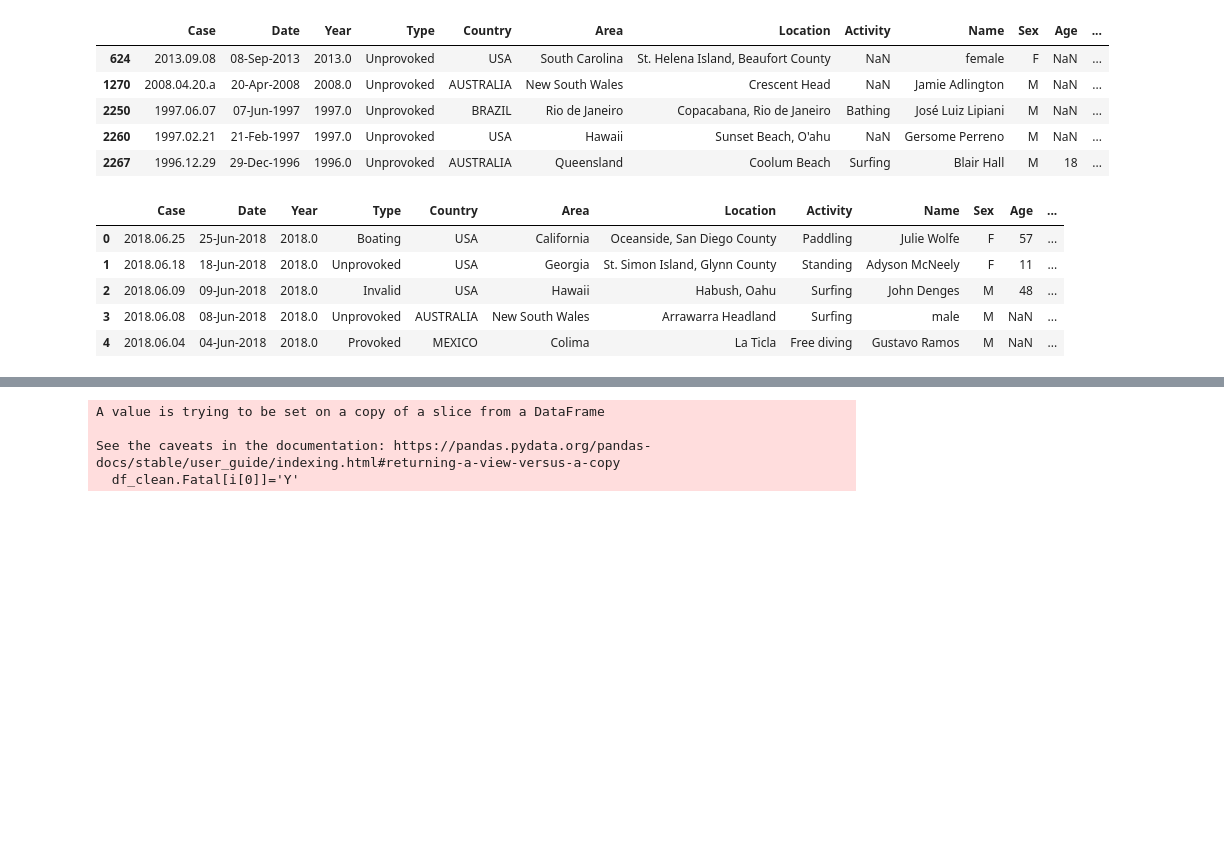
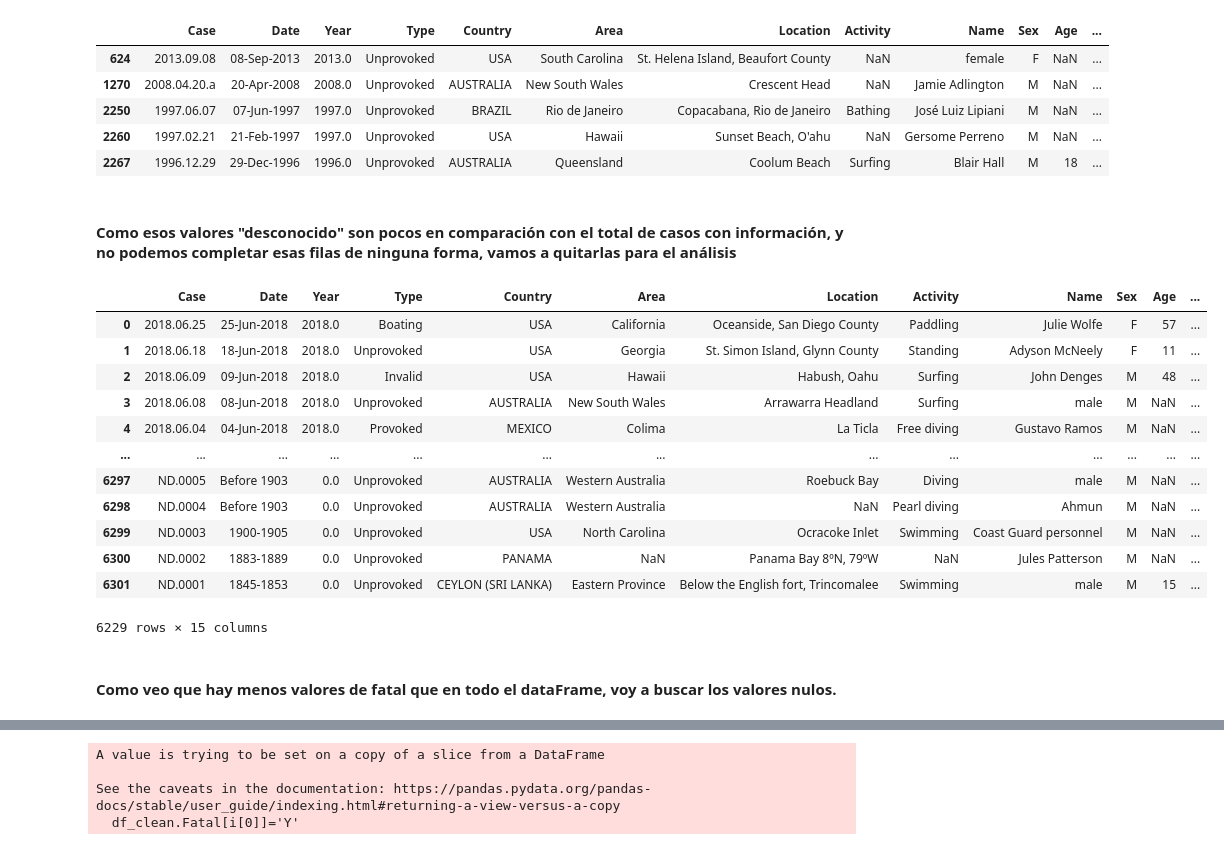
Before and after one commit to silviaherf/data-cleaning-pandas, a Jupyter notebook: Sharks_analysis.ipynb, the cells around one changed output, grey strips where cells are left out. Cells and saved outputs as stored; diff of their text form; code cells hidden in the pictures; blank space fills up the shorter version.

```diff
--- a/Sharks_analysis.ipynb
+++ b/Sharks_analysis.ipynb
@@ -294,14 +294,24 @@ df_clean.loc[df['Fatal'] == 'UNKNOWN'].head()
 | 2250 | 1997.06.07 | 07-Jun-1997 | 1997.0 | Unprovoked | BRAZIL | Rio de Janeiro | Copacabana, Rio de Janeiro | Bathing | José Luiz Lipiani | M | NaN | ... |
 | 2260 | 1997.02.21 | 21-Feb-1997 | 1997.0 | Unprovoked | USA | Hawaii | Sunset Beach, O'ahu | NaN | Gersome Perreno | M | NaN | ... |
 | 2267 | 1996.12.29 | 29-Dec-1996 | 1996.0 | Unprovoked | AUSTRALIA | Queensland | Coolum Beach | Surfing | Blair Hall | M | 18 | ... |
-# %%
-df_clean=df_clean[~df_clean['Fatal'].isin(['UNKNOWN'])]
-df_clean.head()
-#Como veo que hay menos valores de fatal que en el dataFrame, voy a buscar los valores nulos
-# %% [output]
-|  | Case | Date | Year | Type | Country | Area | Location | Activity | Name | Sex | Age | ... |
-| 0 | 2018.06.25 | 25-Jun-2018 | 2018.0 | Boating | USA | California | Oceanside, San Diego County | Paddling | Julie Wolfe | F | 57 | ... |
-| 1 | 2018.06.18 | 18-Jun-2018 | 2018.0 | Unprovoked | USA | Georgia | St. Simon Island, Glynn County | Standing | Adyson McNeely | F | 11 | ... |
-| 2 | 2018.06.09 | 09-Jun-2018 | 2018.0 | Invalid | USA | Hawaii | Habush, Oahu | Surfing | John Denges | M | 48 | ... |
-| 3 | 2018.06.08 | 08-Jun-2018 | 2018.0 | Unprovoked | AUSTRALIA | New South Wales | Arrawarra Headland | Surfing | male | M | NaN | ... |
-| 4 | 2018.06.04 | 04-Jun-2018 | 2018.0 | Provoked | MEXICO | Colima | La Ticla | Free diving | Gustavo Ramos | M | NaN | ... |
+# %% [markdown]
+#### Como esos valores "desconocido" son pocos en comparación con el total de casos con información, y no podemos completar esas filas de ninguna forma, vamos a quitarlas para el análisis
+# %%
+df_clean=df_clean[~df_clean['Fatal'].isin(['UNKNOWN'])]
+df_clean
+# %% [output]
+|  | Case | Date | Year | Type | Country | Area | Location | Activity | Name | Sex | Age | ... |
+| 0 | 2018.06.25 | 25-Jun-2018 | 2018.0 | Boating | USA | California | Oceanside, San Diego County | Paddling | Julie Wolfe | F | 57 | ... |
+| 1 | 2018.06.18 | 18-Jun-2018 | 2018.0 | Unprovoked | USA | Georgia | St. Simon Island, Glynn County | Standing | Adyson McNeely | F | 11 | ... |
+| 2 | 2018.06.09 | 09-Jun-2018 | 2018.0 | Invalid | USA | Hawaii | Habush, Oahu | Surfing | John Denges | M | 48 | ... |
+| 3 | 2018.06.08 | 08-Jun-2018 | 2018.0 | Unprovoked | AUSTRALIA | New South Wales | Arrawarra Headland | Surfing | male | M | NaN | ... |
+| 4 | 2018.06.04 | 04-Jun-2018 | 2018.0 | Provoked | MEXICO | Colima | La Ticla | Free diving | Gustavo Ramos | M | NaN | ... |
+| ... | ... | ... | ... | ... | ... | ... | ... | ... | ... | ... | ... | ... |
+| 6297 | ND.0005 | Before 1903 | 0.0 | Unprovoked | AUSTRALIA | Western Australia | Roebuck Bay | Diving | male | M | NaN | ... |
+| 6298 | ND.0004 | Before 1903 | 0.0 | Unprovoked | AUSTRALIA | Western Australia | NaN | Pearl diving | Ahmun | M | NaN | ... |
+| 6299 | ND.0003 | 1900-1905 | 0.0 | Unprovoked | USA | North Carolina | Ocracoke Inlet | Swimming | Coast Guard personnel | M | NaN | ... |
+| 6300 | ND.0002 | 1883-1889 | 0.0 | Unprovoked | PANAMA | NaN | Panama Bay 8ºN, 79ºW | NaN | Jules Patterson | M | NaN | ... |
+| 6301 | ND.0001 | 1845-1853 | 0.0 | Unprovoked | CEYLON (SRI LANKA) | Eastern Province | Below the English fort, Trincomalee | Swimming | male | M | 15 | ... |
+6229 rows × 15 columns
+# %% [markdown]
+#### Como veo que hay menos valores de fatal que en todo el dataFrame, voy a buscar los valores nulos.
```
Also changed, not shown: parts of 25 cells of this notebook.
